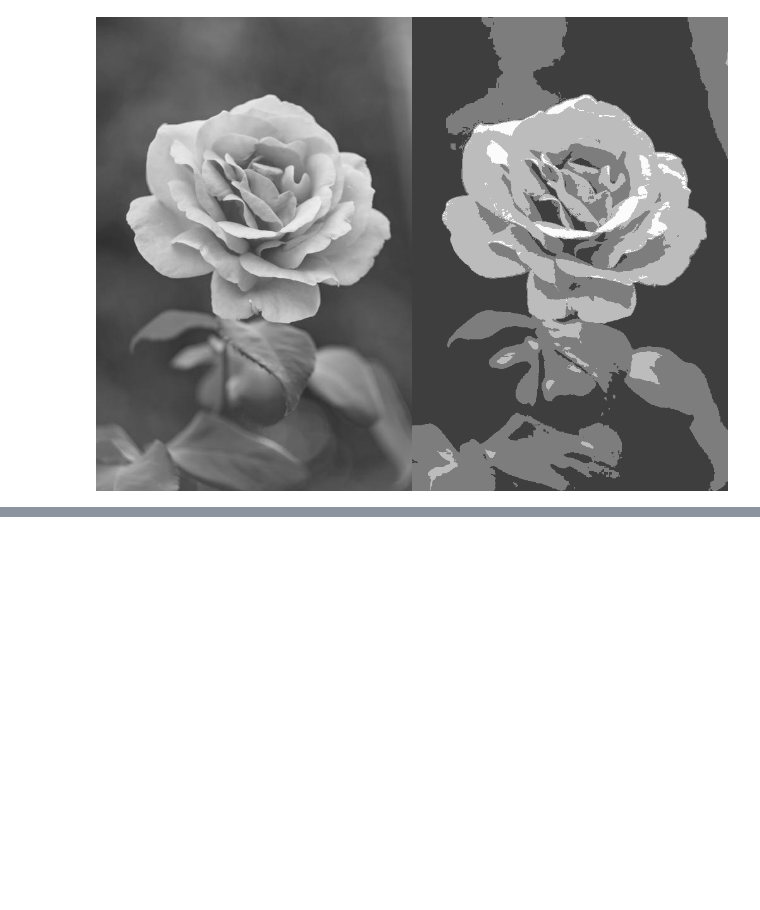
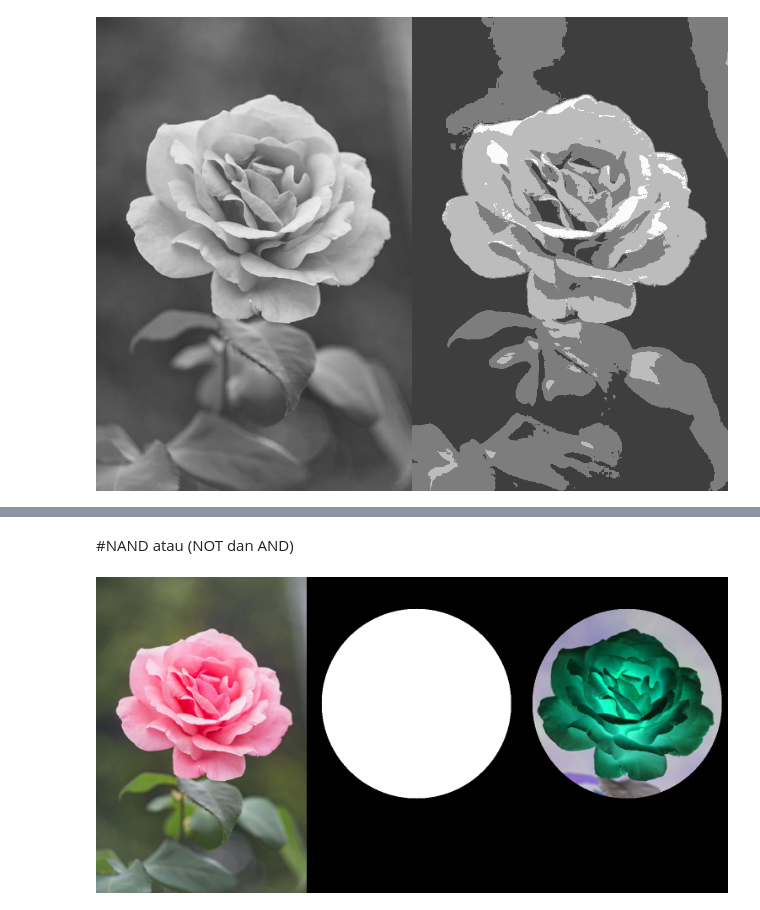
Before and after one commit to mayzura/PCVK_TI_2022, a Jupyter notebook: Modul5.ipynb, the cells around one changed output, grey strips where cells are left out. Cells and saved outputs as stored; diff of their text form; code cells hidden in the pictures; blank space fills up the shorter version.

```diff
--- a/Modul5.ipynb
+++ b/Modul5.ipynb
@@ -64,0 +173,12 @@ Masukkan nilai Bit Depth : 2
+# %% [markdown]
+#NAND atau (NOT dan AND)
+# %%
+mask = np.zeros(img_rose.shape, dtype=np.uint8)
+mask = cv.circle(mask, (260, 300), 225, (255,255,255), -1)
+
+masked = ~img_rose & mask
+
+rose_frame = cv.hconcat((img_rose, mask,masked))
+cv2_imshow(rose_frame)
+# %% [output]
+[figure, added]
```
Also changed, not shown: parts of 14 cells of this notebook.
